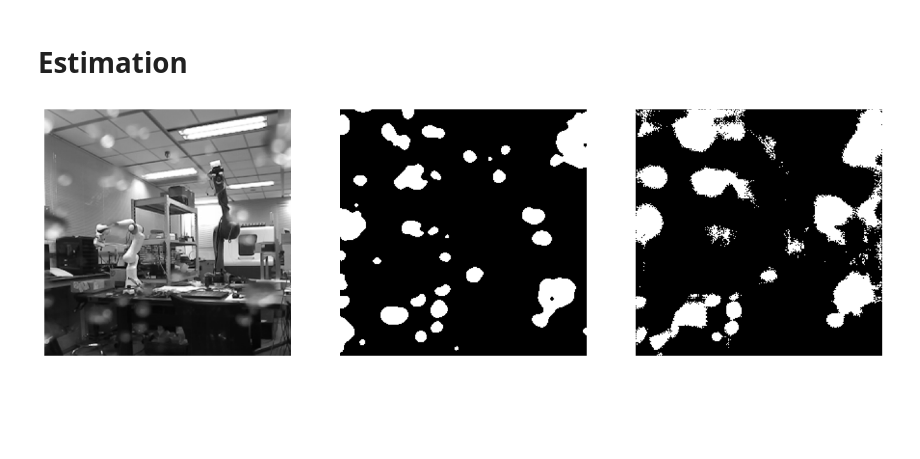
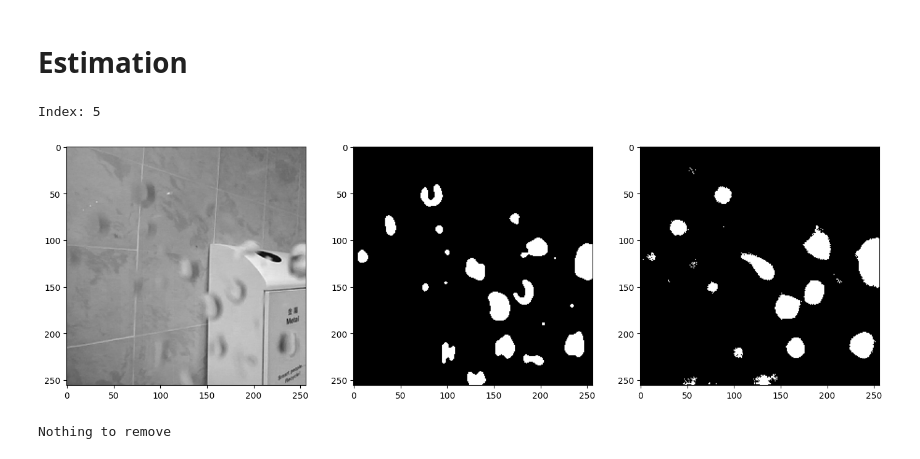
Before and after one commit to KIrillPal/WaterDropDetection, a Jupyter notebook: research/segmentation/train.ipynb, the cells around one changed output. Cells and saved outputs as stored; diff of their text form; code cells hidden in the pictures; blank space fills up the shorter version.

```diff
--- a/research/segmentation/train.ipynb
+++ b/research/segmentation/train.ipynb
@@ -5,13 +6,16 @@ import torch
 # %%
 config = {
-    "lr": 0.001,
+    "lr": 5e-4,
     "batch_size": 16,
     "epochs": 20,
     "threshold": 0.3,
+    "init_from_checkpoint": True,
     "image_dir": '../../data/stereo/train/image',
     "mask_dir": '../../data/stereo/train/mask',
     "device": "cuda" if torch.cuda.is_available() else "cpu",
-    "checkpoint": "checkpoint.pt"
+    "checkpoint_dir": "checkpoints",
+    "checkpoint": None, # if None loads last saved checkpoint
+    "print_model": False
 }
 print(f"Training using {config['device']}")
 # %% [output]
@@ -208,17 +180,31 @@ def predict(model, x, y, binary_map=True, binary_threshold=0.4):
         pred_np = pred_np >= binary_threshold
     return image_np, gt_np, pred_np
 # %%
-idx = 30
-x, y = val_dataset.dataset[idx]
-x = torch.stack([x])
-y = torch.stack([y])
-x, y, pred = predict(model, x, y, binary_map=True)
-from matplotlib import pyplot as plt
-fig, axs = plt.subplots(1, 3, figsize=(17, 10))
-axs[0].imshow(x, cmap='gray')
-axs[1].imshow(y, cmap='gray')
-axs[2].imshow(pred, cmap='gray')
-for ax in axs:
-    ax.axis('off')
+def plot_prediction(dataset, idx, binary_map=True, binary_threshold=0.42):
+    x, y = val_dataset[idx]
+    x = torch.stack([x])
+    y = torch.stack([y])
+    x, y, pred = predict(model, x, y, binary_map, binary_threshold)
+    from matplotlib import pyplot as plt
+    fig, axs = plt.subplots(1, 3, figsize=(17, 10))
+    axs[0].imshow(x, cmap='gray')
+    axs[1].imshow(y, cmap='gray')
+    axs[2].imshow(pred, cmap='gray')
-# %% [output]
-[figure, removed]
+# %%
+# Get prediction for random image and crop
+from random import randint
+idx = randint(0, len(val_dataset)-1)
+print("Index:", idx)
+plot_prediction(val_dataset, idx, binary_map=True)
+# %% [output]
+Index: 5
+[figure, added]
+# %%
+import importlib
+import checkpoints
+importlib.reload(checkpoints)
+from checkpoints import *
+# Clear checkpoints by condition
+#clear_checkpoints(config["checkpoint_dir"], condition=lambda ch: ch["val_loss"] > 0.37, save_last=1)
+# %% [output]
+Nothing to remove
```
Also changed, not shown: parts of 6 cells of this notebook, 2 other files.
